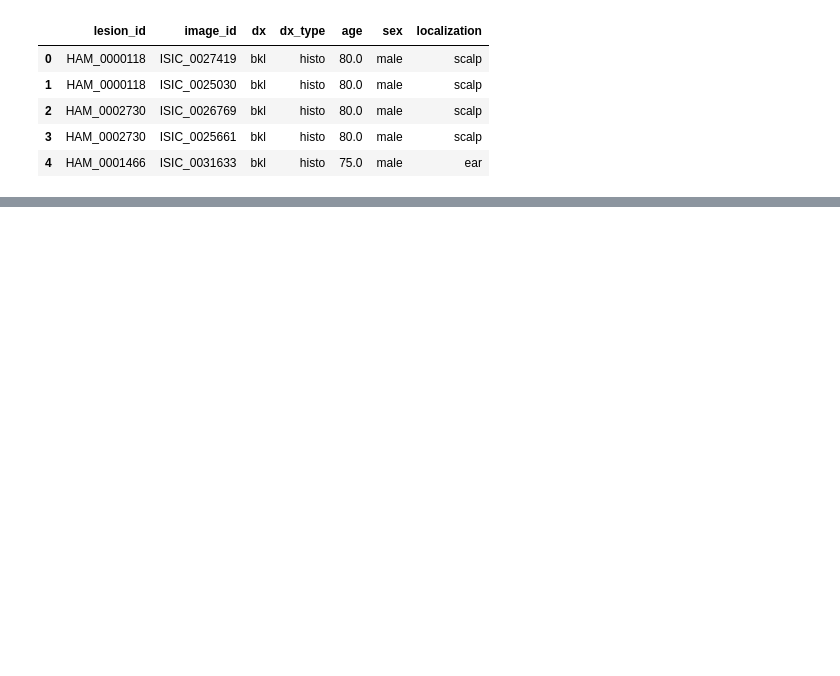
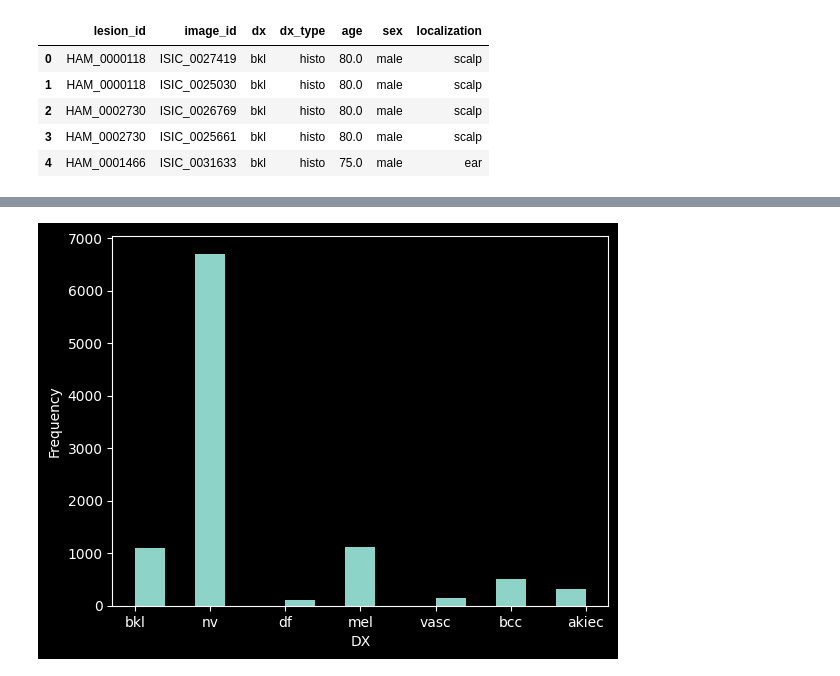
Before and after one commit to eulergomees/aegis, a Jupyter notebook: notebooks/01_explore.ipynb, the cells around one changed output, grey strips where cells are left out. Saved outputs shown, nothing was run; the diff lists cells and outputs as text; code cells hidden in the pictures; blank space fills up the shorter version.

Commit message:
feat: frequency chart and check missing values

```diff
--- a/notebooks/01_explore.ipynb
+++ b/notebooks/01_explore.ipynb
@@ -79,0 +89,7 @@ plt.show()
+# %%
+plt.hist(df["dx"], bins=15)
+plt.xlabel("DX")
+plt.ylabel("Frequency")
+plt.show()
+# %% [output]
+[figure, added]
```
Also changed, not shown: parts of 4 cells of this notebook.
